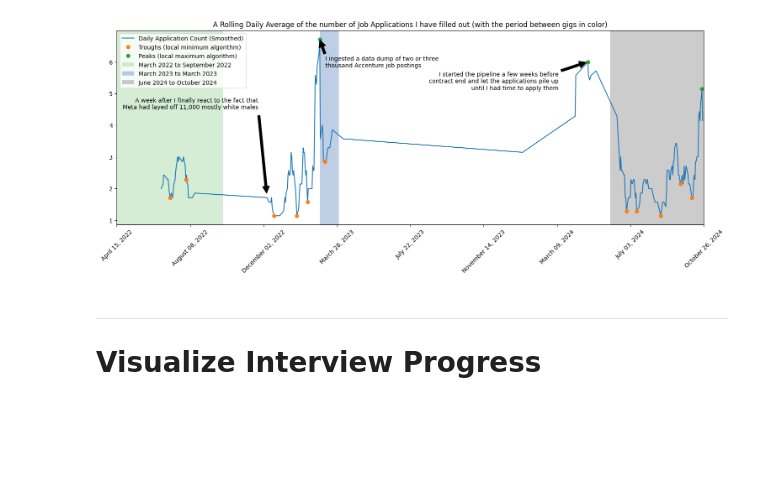
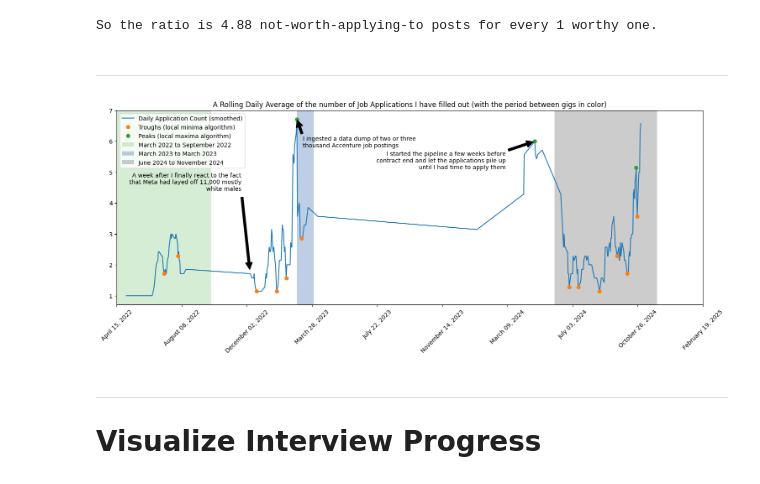
Before and after one commit to dbabbitt/job-hunting, a Jupyter notebook: visualizations/Progress by Date.ipynb, the cells around one changed output. Drawn from its saved outputs; the diff is of its cells as text; code cells hidden in the pictures; blank space fills up the shorter version.

```diff
--- a/visualizations/Progress by Date.ipynb
+++ b/visualizations/Progress by Date.ipynb
@@ -65,6 +65,11 @@ def get_int_from_date(date_obj):
     return int(datetime_obj.timestamp())
 # %%
 
-JOBS_DF = email_dates_df.groupby('email_date').count().rename(columns={'percent_fit': 'daily_applications'}).rolling(7).mean().dropna()
-print(f"I'm averaging {JOBS_DF.iloc[-1].daily_applications:.3} job applications per day this week.")
+window = 7
+min_periods = 0
+JOBS_DF = email_dates_df.groupby('email_date').count().rename(columns={'percent_fit': 'daily_applications'}).rolling(
+    window=window, min_periods=min_periods
+).mean().dropna()
+speech_str = f"I'm averaging {JOBS_DF.iloc[-1].daily_applications:.3} job applications per day this week."; print(speech_str)
+speech_engine.say(speech_str); speech_engine.runAndWait()
 # %% [output]
@@ -72,3 +80,30 @@ I'm averaging 4.14 job applications per day this week.
+# %%
+
+cypher_str = '''
+    // Count applications by search type
+    MATCH (fn:FileNames)
+    WHERE fn.search_type IS NOT NULL
+    WITH fn.search_type AS search_type,
+         COUNT(CASE WHEN fn.opportunity_application_email_date IS NOT NULL THEN 1 END) AS successful_count,
+         COUNT(CASE WHEN fn.opportunity_application_email_date IS NULL THEN 1 END) AS unsuccessful_count,
+         COUNT(fn) AS total_count
+    RETURN search_type,
+           successful_count,
+           unsuccessful_count,
+           CASE WHEN total_count > 0 THEN ROUND((successful_count * 100.0 / total_count) * 10) / 10 ELSE 0 END AS percentage_successful
+    ORDER BY percentage_successful DESC;'''
+row_objs_list = []
+with cu.driver.session() as session:
+    row_objs_list = session.write_transaction(cu.do_cypher_tx, cypher_str)
+assert row_objs_list, "Nothing to work with here"
+search_types_df = DataFrame(row_objs_list)
+successful = search_types_df.successful_count.sum()
+print(f'So the ratio is {search_types_df.unsuccessful_count.sum()/successful:0.2f} not-worth-applying-to posts for every 1 worthy one.')
+# %% [output]
+So the ratio is 4.88 not-worth-applying-to posts for every 1 worthy one.
+# %% [markdown]
+
+----
 # %%
 
 def get_vspan_days(date_range_list):
@@ -111,54 +146,59 @@ def get_date_mask(date_str, column_prefix='meta'):
 meta_text = 'A week after I finally react to the fact that Meta had layed off 11,000 mostly white males'
 mask_series = get_date_mask('November 9, 2022', column_prefix='meta')
 meta_xy = (JOBS_DF[mask_series].index.map(lambda date_obj: get_int_from_date(date_obj))[0], JOBS_DF[mask_series].daily_applications.squeeze())
+meta_xytext = (-15, 140)
 
 accenture_text = 'I ingested a data dump of two or three thousand Accenture job postings'
 mask_series = get_date_mask('March 01, 2023', column_prefix='accenture')
 accenture_xy = (JOBS_DF[mask_series].index.map(lambda date_obj: get_int_from_date(date_obj))[0], JOBS_DF[mask_series].daily_applications.squeeze())
+accenture_xytext = (10, -50)
 
 bigbear_text = 'I started the pipeline a few weeks before contract end and let the applications pile up until I had time to apply them'
 mask_series = get_date_mask('April 27, 2024', column_prefix='bigbear')
 bigbear_xy = (JOBS_DF[mask_series].index.map(lambda date_obj: get_int_from_date(date_obj))[0], JOBS_DF[mask_series].daily_applications.squeeze())
+bigbear_xytext = (-50, -50)
 # %%
 
 # Plot the data and the troughs
 # fig_height = 18/nu.twitter_aspect_ratio
 fig_width = 18; fig_height = 6
 fig, ax = plt.subplots(figsize=(fig_width, fig_height))
 ax.set_xlim(left=get_int_from_date(JOBS_DF.index.min()), right=get_int_from_date(JOBS_DF.index.max()))
-ax.plot(int_dates_x, int_dates_y, label='Daily Application Count (Smoothed)')
-ax.plot(int_dates_x[trough_indices], int_dates_y[trough_indices], 'o', label='Troughs (local minimum algorithm)')
-ax.plot(int_dates_x[peak_indices], int_dates_y[peak_indices], 'o', label='Peaks (local maximum algorithm)')
+ax.plot(int_dates_x, int_dates_y, label='Daily Application Count (smoothed)')
+ax.plot(int_dates_x[trough_indices], int_dates_y[trough_indices], 'o', label='Troughs (local minima algorithm)')
+ax.plot(int_dates_x[peak_indices], int_dates_y[peak_indices], 'o', label='Peaks (local maxima algorithm)')
 
 if int_dates_x.min() < 1_719_201_600:
     title_str = 'A Rolling Daily Average of the number of Job Applications I have filled out (with the period between gigs in color)'
 
     # Mark the periods of unemployment
     for date_range_str, face_color_dict in zip(periods_list[1:], cycle_fn()):
         face_color = face_color_dict['color']
         date_range_list = date_range_str.split(' to ')
         first_day, last_day = get_vspan_days(date_range_list)
         ax.axvspan(get_int_from_date(first_day), get_int_from_date(last_day), facecolor=face_color, alpha=0.33, label=date_range_str)
     ax.legend()
 
     # Annotate layoff notes
-    ax.annotate('\n'.join(wrapper.wrap(meta_text)), xy=meta_xy, xycoords='data', xytext=(-15, 150), textcoords='offset points',
+    wrapper.width = 40
+    ax.annotate('\n'.join(wrapper.wrap(meta_text)), xy=meta_xy, xycoords='data', xytext=meta_xytext, textcoords='offset points',
                 arrowprops=dict(facecolor='black', shrink=0.05), ha='right', va='bottom')
-    ax.annotate('\n'.join(wrapper.wrap(accenture_text)), xy=accenture_xy, xycoords='data', xytext=(10, -50), textcoords='offset points',
+    wrapper.width = 45
+    ax.annotate('\n'.join(wrapper.wrap(accenture_text)), xy=accenture_xy, xycoords='data', xytext=accenture_xytext, textcoords='offset points',
                 arrowprops=dict(facecolor='black', shrink=0.05), ha='left', va='bottom')
-    ax.annotate('\n'.join(wrapper.wrap(bigbear_text)), xy=bigbear_xy, xycoords='data', xytext=(-50, -50), textcoords='offset points',
+    ax.annotate('\n'.join(wrapper.wrap(bigbear_text)), xy=bigbear_xy, xycoords='data', xytext=bigbear_xytext, textcoords='offset points',
                 arrowprops=dict(facecolor='black', shrink=0.05), ha='right', va='bottom')
 
 else:
     title_str = 'A Rolling Daily Average of the number of Job Applications I have filled out'
 ax.set_title(title_str)
 
 # Reconfigure the x axis labels so that they are dates again
 xtick_positions = ax.get_xticks(minor=False)
 xtick_labels = [Text(ts, 0, datetime.fromtimestamp(ts).strftime(DATE_FORMAT)) for ts in xtick_positions]
 XTick_obj = ax.set_xticks(xtick_positions, xtick_labels, rotation=45)
 # %% [output]
-[figure, old version]
+[figure, new version]
 # %% [markdown]
 
 ---
```
Also changed, not shown: parts of 3 cells of this notebook, 19 other files.
